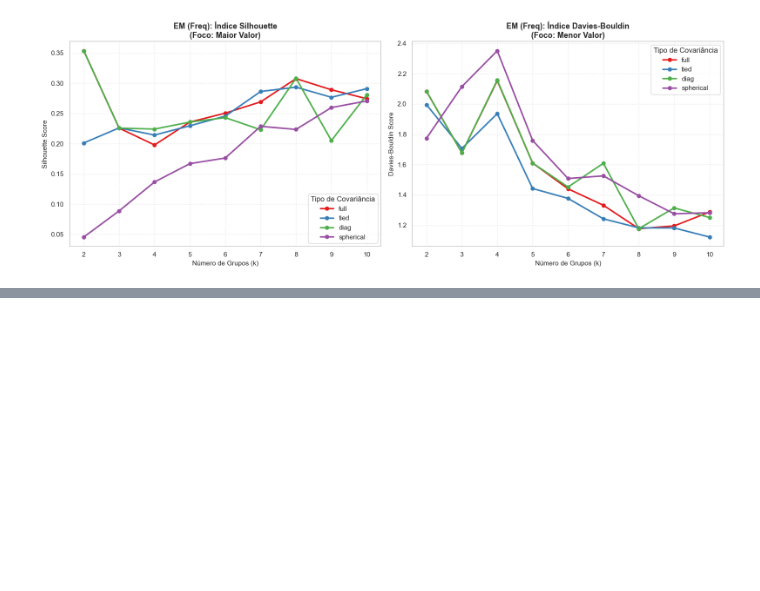
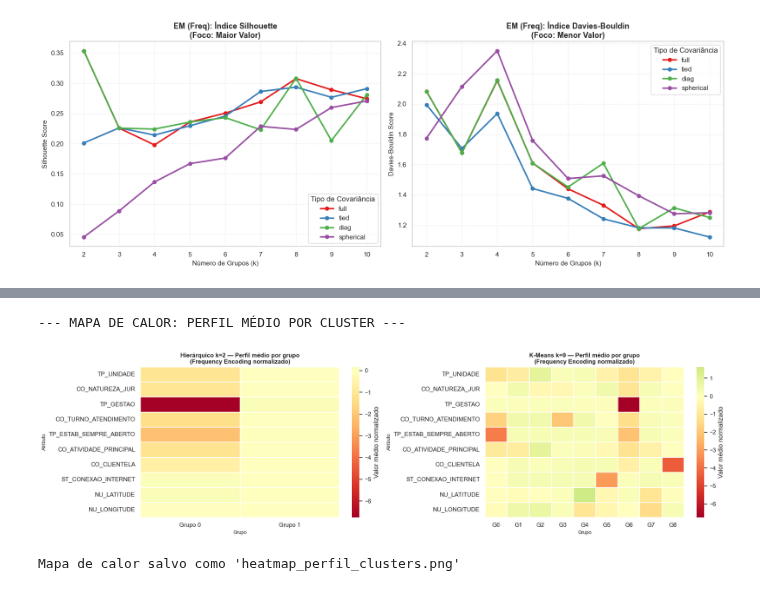
Before and after one commit to fabriciogmaraes/clusterizacao-sus-rn, a Jupyter notebook: estabelecimentos_sus.ipynb, the cells around one changed output, grey strips where cells are left out. Saved outputs shown, nothing was run; the diff lists cells and outputs as text; code cells hidden in the pictures; blank space fills up the shorter version.

```diff
--- a/estabelecimentos_sus.ipynb
+++ b/estabelecimentos_sus.ipynb
@@ -894,0 +1240,45 @@ Imagem salva como 'grafico_fase3_em_freq.png'
+# %%
+#Célula 21: Mapa de Calor — Perfil numérico médio por cluster
+print("--- MAPA DE CALOR: PERFIL MÉDIO POR CLUSTER ---")
+
+df_base_com_clusters = pd.read_csv('base_sus_com_clusters.csv')
+df_freq = pd.read_csv('base_sus_rn_frequencia.csv')
+
+# Adiciona os labels ao dataframe de frequência (que tem os valores normalizados)
+df_freq['cluster_hc'] = df_base_com_clusters['cluster_hc'].values
+df_freq['cluster_km'] = df_base_com_clusters['cluster_kmeans'].values
+
+fig, axes = plt.subplots(1, 2, figsize=(18, 5))
+
+# ── Heatmap Hierárquico k=2 ──────────────────────────────────────────────────
+perfil_hc_num = df_freq.groupby('cluster_hc').mean(numeric_only=True).drop(
+    columns=['cluster_hc','cluster_km'], errors='ignore')
+perfil_hc_num.index = ['Grupo 0', 'Grupo 1']
+
+sns.heatmap(perfil_hc_num.T, ax=axes[0], cmap='RdYlGn', center=0,
+            annot=False, linewidths=0.3, cbar_kws={'label': 'Valor médio normalizado'})
+axes[0].set_title('Hierárquico k=2 — Perfil médio por grupo\n(Frequency Encoding normalizado)',
+                  fontsize=11, fontweight='bold')
+axes[0].set_ylabel('Atributo', fontsize=9)
+axes[0].set_xlabel('Grupo', fontsize=9)
+
+# ── Heatmap K-Means k=9 ──────────────────────────────────────────────────────
+perfil_km_num = df_freq.groupby('cluster_km').mean(numeric_only=True).drop(
+    columns=['cluster_hc','cluster_km'], errors='ignore')
+perfil_km_num.index = [f'G{i}' for i in range(9)]
+
+sns.heatmap(perfil_km_num.T, ax=axes[1], cmap='RdYlGn', center=0,
+            annot=False, linewidths=0.3, cbar_kws={'label': 'Valor médio normalizado'})
+axes[1].set_title('K-Means k=9 — Perfil médio por grupo\n(Frequency Encoding normalizado)',
+                  fontsize=11, fontweight='bold')
+axes[1].set_ylabel('Atributo', fontsize=9)
+axes[1].set_xlabel('Grupo', fontsize=9)
+
+plt.tight_layout()
+plt.savefig('heatmap_perfil_clusters.png', dpi=300, bbox_inches='tight')
+plt.show()
+print("Mapa de calor salvo como 'heatmap_perfil_clusters.png'")
+# %% [output]
+--- MAPA DE CALOR: PERFIL MÉDIO POR CLUSTER ---
+[figure, added]
+Mapa de calor salvo como 'heatmap_perfil_clusters.png'
```
Also changed, not shown: parts of 5 cells of this notebook, 10 other files.
